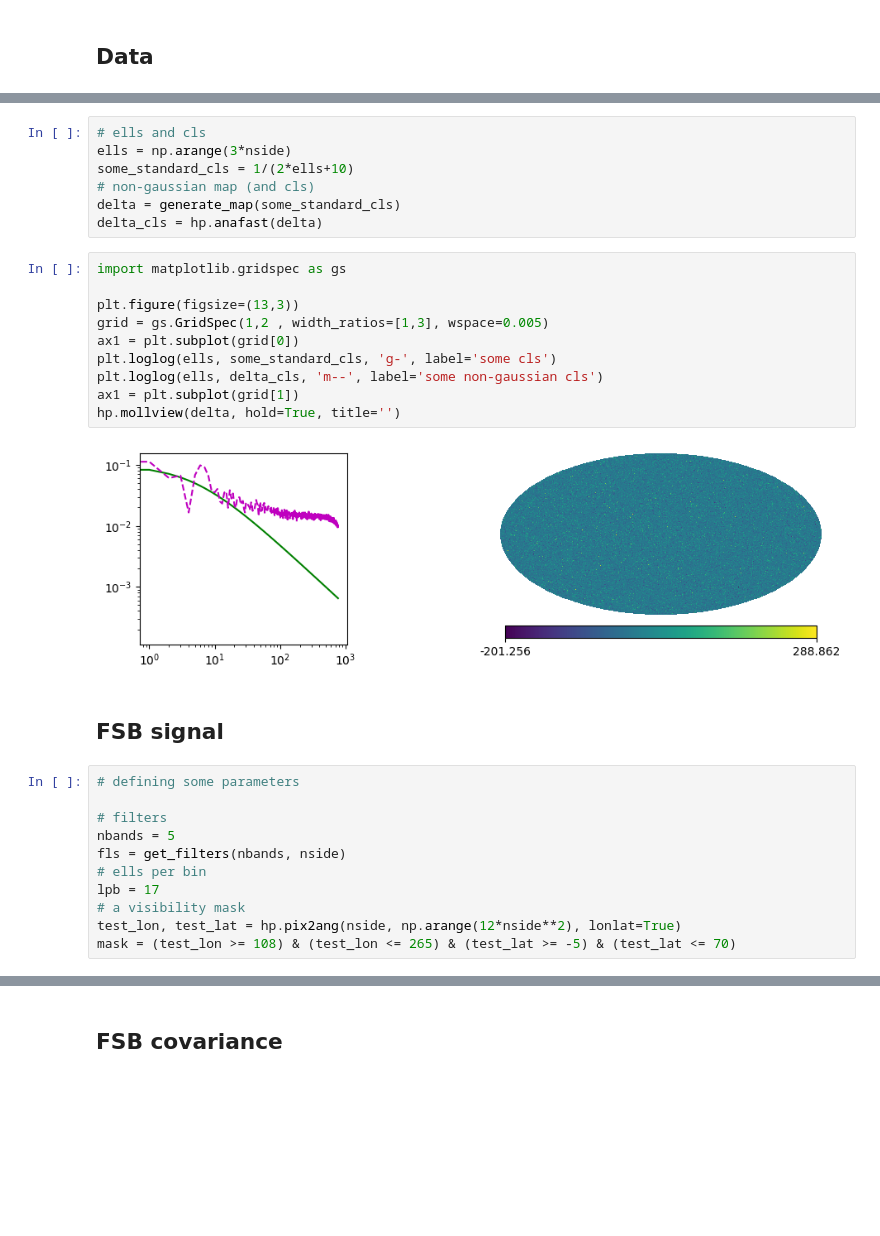
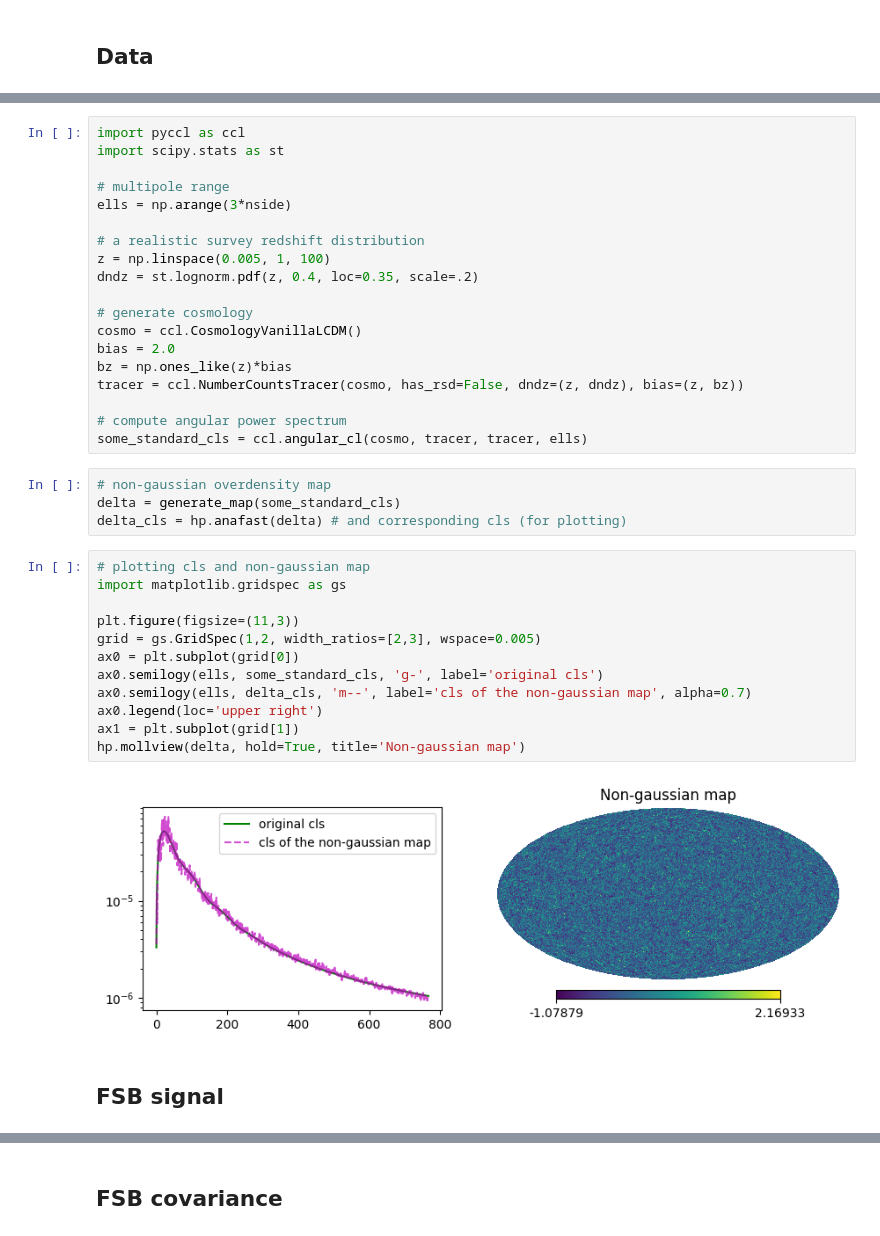
Before and after one commit to joezuntz/pyfsb, a Jupyter notebook: howtouse.ipynb, the cells around one changed output, grey strips where cells are left out. Drawn from its saved outputs; the diff is of its cells as text; blank space fills up the shorter version.

```diff
--- a/howtouse.ipynb
+++ b/howtouse.ipynb
@@ -46,32 +40,39 @@ def generate_map(cl):
+# %%
+import pyccl as ccl
+import scipy.stats as st
+
+# multipole range
+ells = np.arange(3*nside)
+
+# a realistic survey redshift distribution
+z = np.linspace(0.005, 1, 100)
+dndz = st.lognorm.pdf(z, 0.4, loc=0.35, scale=.2)
+
+# generate cosmology
+cosmo = ccl.CosmologyVanillaLCDM()
+bias = 2.0
+bz = np.ones_like(z)*bias
+tracer = ccl.NumberCountsTracer(cosmo, has_rsd=False, dndz=(z, dndz), bias=(z, bz))
+
+# compute angular power spectrum
+some_standard_cls = ccl.angular_cl(cosmo, tracer, tracer, ells)
 # %%
-# ells and cls
-ells = np.arange(3*nside)
-some_standard_cls = 1/(2*ells+10)
-# non-gaussian map (and cls)
+# non-gaussian overdensity map
 delta = generate_map(some_standard_cls)
-delta_cls = hp.anafast(delta)
+delta_cls = hp.anafast(delta) # and corresponding cls (for plotting)
 # %%
+# plotting cls and non-gaussian map
 import matplotlib.gridspec as gs
 
-plt.figure(figsize=(13,3))
-grid = gs.GridSpec(1,2 , width_ratios=[1,3], wspace=0.005)
-ax1 = plt.subplot(grid[0])
-plt.loglog(ells, some_standard_cls, 'g-', label='some cls')
-plt.loglog(ells, delta_cls, 'm--', label='some non-gaussian cls')
+plt.figure(figsize=(11,3))
+grid = gs.GridSpec(1,2, width_ratios=[2,3], wspace=0.005)
+ax0 = plt.subplot(grid[0])
+ax0.semilogy(ells, some_standard_cls, 'g-', label='original cls')
+ax0.semilogy(ells, delta_cls, 'm--', label='cls of the non-gaussian map', alpha=0.7)
+ax0.legend(loc='upper right')
 ax1 = plt.subplot(grid[1])
-hp.mollview(delta, hold=True, title='')
+hp.mollview(delta, hold=True, title='Non-gaussian map')
 # %% [output]
-[figure, old version]
+[figure, new version]
 # %% [markdown]
 ## FSB signal
-# %%
-# defining some parameters
-
-# filters
-nbands = 5
-fls = get_filters(nbands, nside)
-# ells per bin
-lpb = 17
-# a visibility mask
-test_lon, test_lat = hp.pix2ang(nside, np.arange(12*nside**2), lonlat=True)
-mask = (test_lon >= 108) & (test_lon <= 265) & (test_lat >= -5) & (test_lat <= 70)
```
Also changed, not shown: parts of 11 cells of this notebook, 2 other files.
